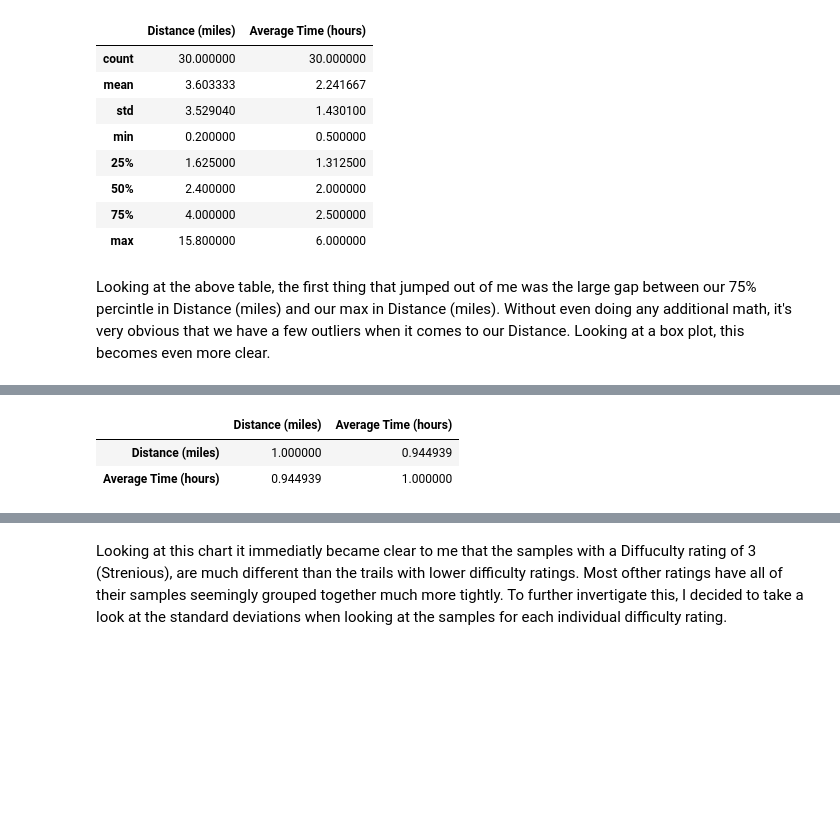
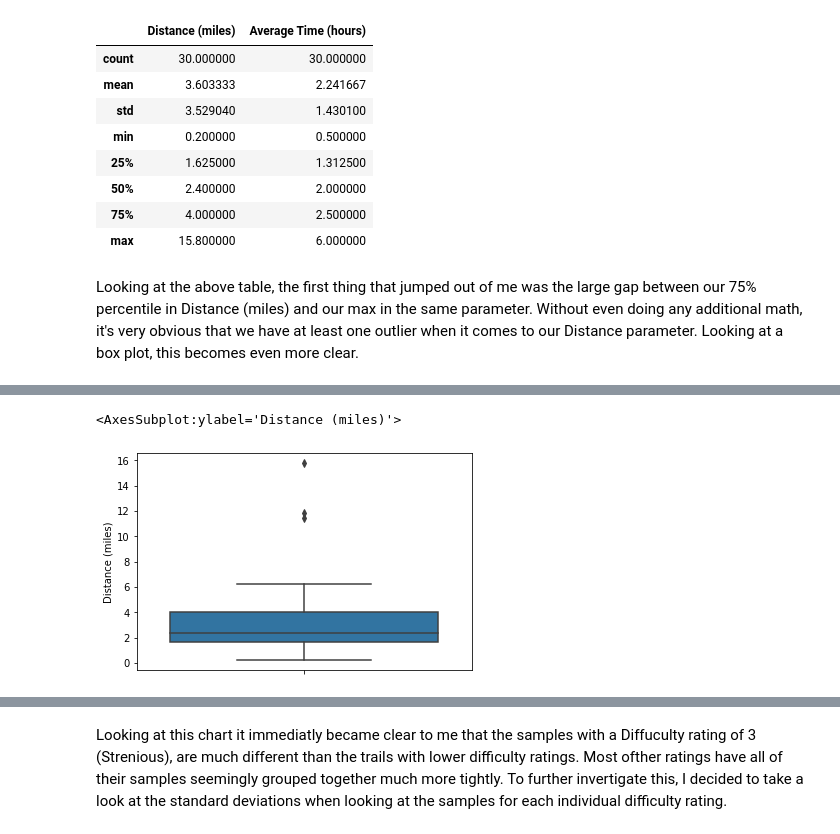
Before and after one commit to RichardHendersonCR8s/RedRockTrails_DataAnalysis, a Jupyter notebook: Red Rock Canyon Data Project.ipynb, the cells around one changed output, grey strips where cells are left out. Drawn from its saved outputs; the diff is of its cells as text; code cells hidden in the pictures; blank space fills up the shorter version.

```diff
--- a/Red Rock Canyon Data Project.ipynb
+++ b/Red Rock Canyon Data Project.ipynb
@@ -215,7 +226,7 @@ df.describe()
 | 75% | 4.000000 | 2.500000 |
 | max | 15.800000 | 6.000000 |
 # %% [markdown]
-Looking at the above table, the first thing that jumped out of me was the large gap between our 75% percintle in Distance (miles) and our max in Distance (miles). Without even doing any additional math, it's very obvious that we have a few outliers when it comes to our Distance. Looking at a box plot, this becomes even more clear.
+Looking at the above table, the first thing that jumped out of me was the large gap between our 75% percentile in Distance (miles) and our max in the same parameter. Without even doing any additional math, it's very obvious that we have at least one outlier when it comes to our Distance parameter. Looking at a box plot, this becomes even more clear.
 # %%
-px.box(df, y="Distance (miles)")
+sns.boxplot(data = df, y="Distance (miles)")
 # %% [output]
@@ -223,6 +233,2 @@ px.box(df, y="Distance (miles)")
+<AxesSubplot:ylabel='Distance (miles)'>
+[figure, added]
-# %%
-df.corr()
-# %% [output]
-|  | Distance (miles) | Average Time (hours) |
-| Distance (miles) | 1.000000 | 0.944939 |
-| Average Time (hours) | 0.944939 | 1.000000 |
```
Also changed, not shown: parts of 27 cells of this notebook.
